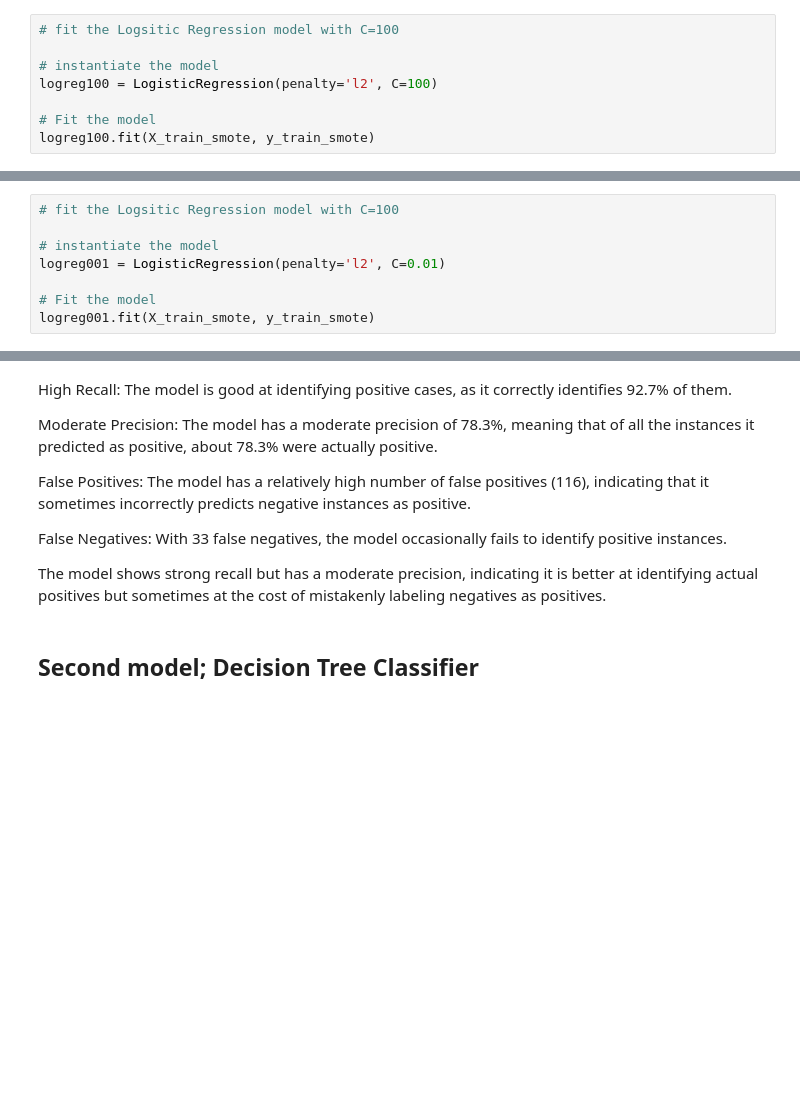
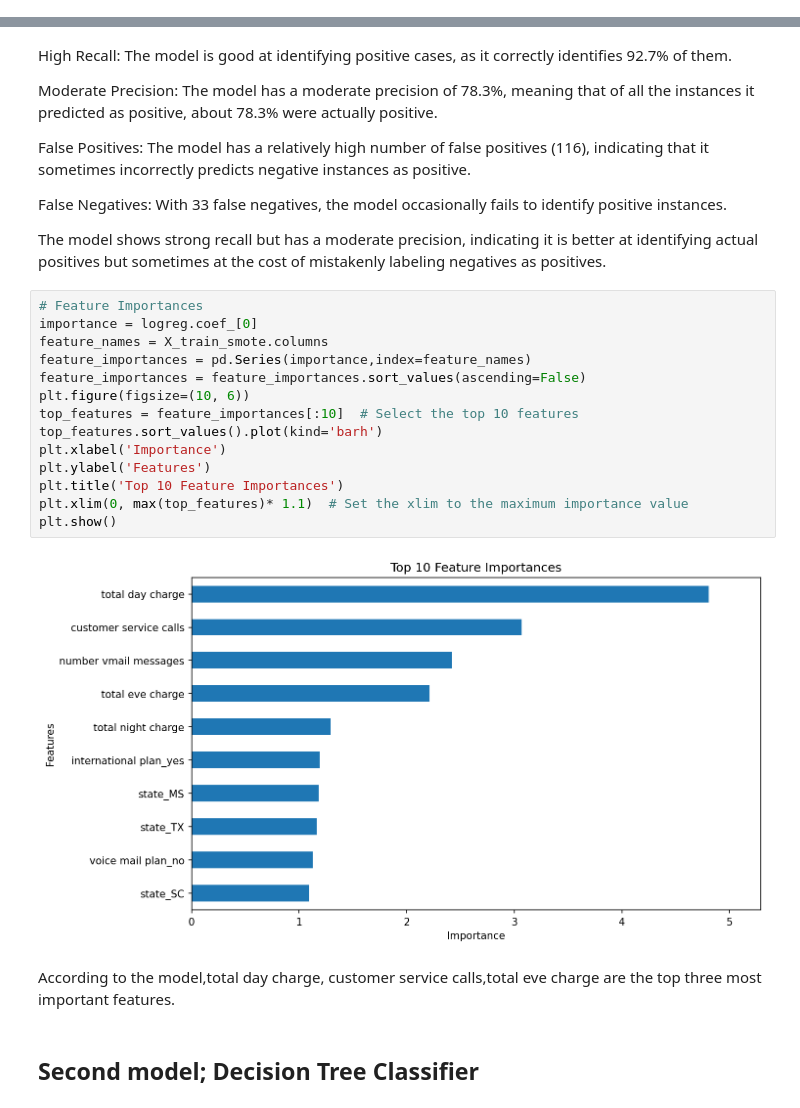
Before and after one commit to AgathaNyambati/SyriaTel-Customer-Churn, a Jupyter notebook: churn.ipynb, the cells around one changed output, grey strips where cells are left out. Drawn from its saved outputs; the diff is of its cells as text; blank space fills up the shorter version.

Commit message:
added feature importance

```diff
--- a/churn.ipynb
+++ b/churn.ipynb
@@ -551,8 +548,0 @@ I will increase C=100 and fit a more flexible model to compare the score results
-# %%
-# fit the Logsitic Regression model with C=100
-
-# instantiate the model
-logreg100 = LogisticRegression(penalty='l2', C=100)
-
-# Fit the model
-logreg100.fit(X_train_smote, y_train_smote)
@@ -576,8 +548,0 @@ In this case, it seems that the default value of C=1 provides a good balance bet
-# %%
-# fit the Logsitic Regression model with C=100
-
-# instantiate the model
-logreg001 = LogisticRegression(penalty='l2', C=0.01)
-
-# Fit the model
-logreg001.fit(X_train_smote, y_train_smote)
@@ -646,6 +619,24 @@ False Positives: The model has a relatively high number of false positives (116)
 False Negatives: With 33 false negatives, the model occasionally fails to identify positive instances.
 
 The model shows strong recall but has a moderate precision, indicating it is better at identifying actual positives but sometimes at the cost of mistakenly labeling negatives as positives.
+# %%
+# Feature Importances
+importance = logreg.coef_[0]
+feature_names = X_train_smote.columns
+feature_importances = pd.Series(importance,index=feature_names)
+feature_importances = feature_importances.sort_values(ascending=False)
+plt.figure(figsize=(10, 6))
+top_features = feature_importances[:10]  # Select the top 10 features
+top_features.sort_values().plot(kind='barh')
+plt.xlabel('Importance')
+plt.ylabel('Features')
+plt.title('Top 10 Feature Importances')
+plt.xlim(0, max(top_features)* 1.1)  # Set the xlim to the maximum importance value
+plt.show()
+# %% [output]
+[figure, added]
+# %% [markdown]
+According to the model,total day charge, customer service calls,total eve charge are the top three most important features.
 # %% [markdown]
 ## Second model; Decision Tree Classifier
 # %%
```
Also changed, not shown: parts of 13 cells of this notebook.
